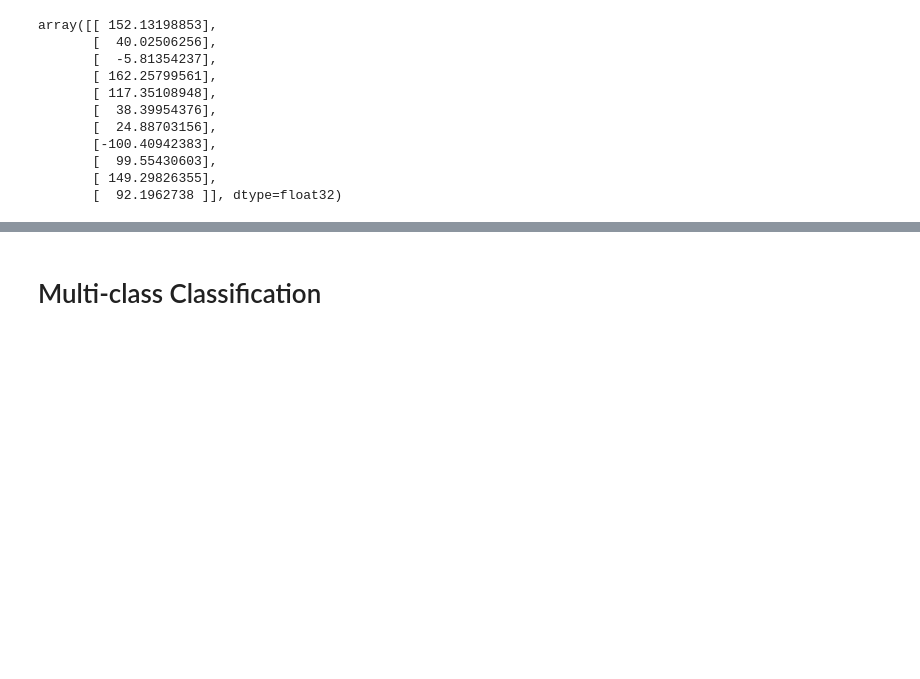
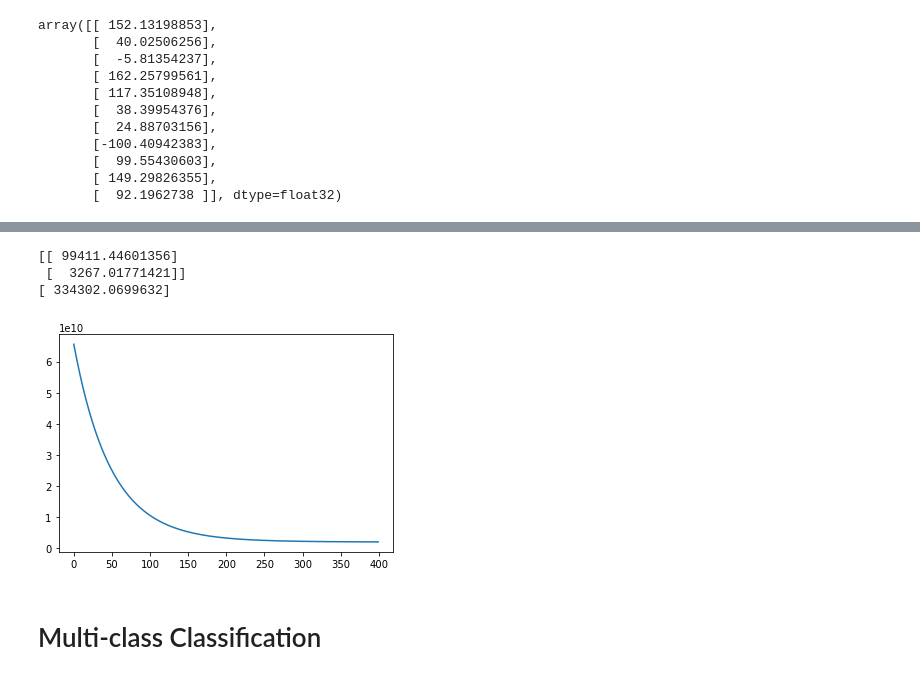
Before and after one commit to ernestyalumni/MLgrabbag, a Jupyter notebook: theano_ML.ipynb, the cells around one changed output, grey strips where cells are left out. Saved outputs shown, nothing was run; the diff lists cells and outputs as text; code cells hidden in the pictures; blank space fills up the shorter version.

Commit message:
Updated theano_ML has lots of examples of ML with theano

```diff
--- a/theano_ML.ipynb
+++ b/theano_ML.ipynb
@@ -898,3 +957,35 @@ array([[ 152.13198853],
+# %%
+yhat = T.dot( X, Theta) + b
+# %%
+# L2 norm
+J = np.cast[theano.config.floatX](0.5)*T.mean( T.sqr( yhat-y))
+# %%
+alpha=0.01  # learning rate
+# sandbox.cuda.basic_ops.gpu_from_host
+updateThetab = [ Theta-np.float32(alpha)*T.grad(J,Theta), b-np.float32(alpha)*T.grad(J,b)]
+gradientDescent_step = theano.function(inputs=[X,y],
+                                          outputs=J,
+                                          updates = zip([Theta,b],updateThetab) )
+# %%
+num_iters =400
+JList=[]
+for iter in range(num_iters):
+    err = gradientDescent_step(X_ex1data2_norm,y_ex1data2)
+    JList.append(err)
+# %%
+# Final mode:
+print(Theta.get_value())
+print(b.get_value())
+# %% [output]
+[[ 99411.44601356]
+ [  3267.01771421]]
+[ 334302.0699632]
+# %%
+# JList[-10:]
+plt.plot(JList)
+plt.show()
+# %% [output]
+[figure, added]
 # %% [markdown]
 # Multi-class Classification
 # %% [markdown]
```
Also changed, not shown: parts of 8 cells of this notebook.
